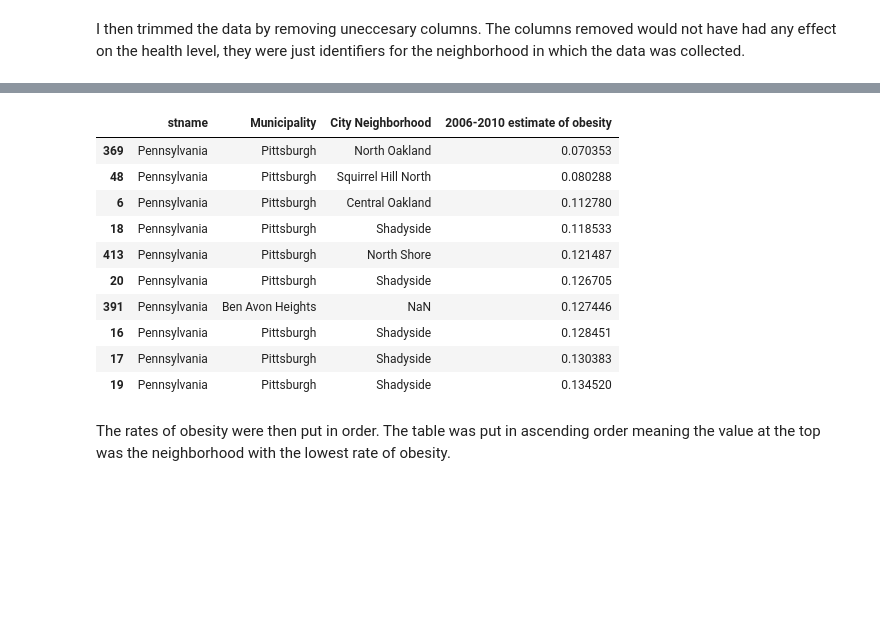
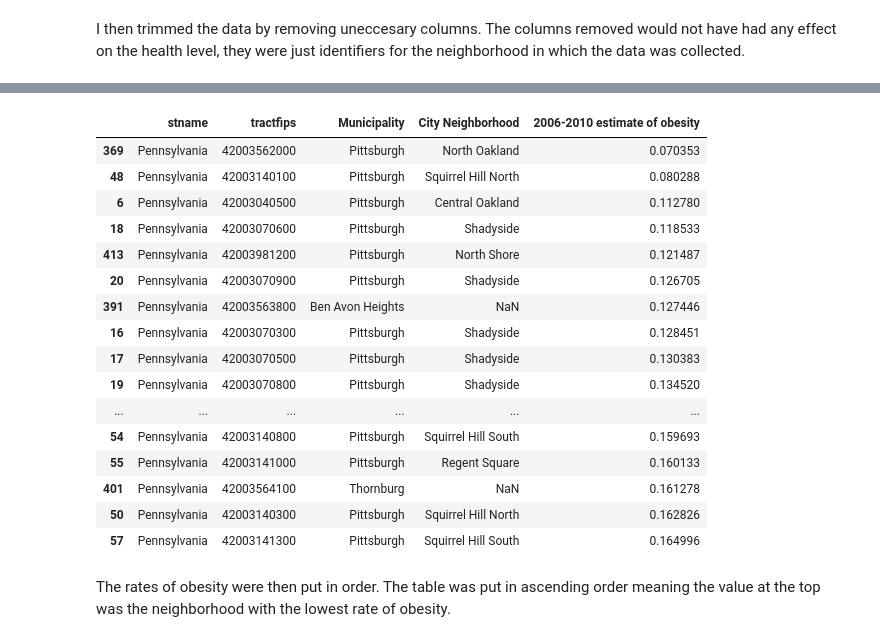
Before and after one commit to cjr118/FinalProject, a Jupyter notebook: SeanJacobsFinalProject.ipynb, the cells around one changed output, grey strips where cells are left out. Saved outputs shown, nothing was run; the diff lists cells and outputs as text; code cells hidden in the pictures; blank space fills up the shorter version.

```diff
--- a/SeanJacobsFinalProject.ipynb
+++ b/SeanJacobsFinalProject.ipynb
@@ -55,19 +55,25 @@ obesity_values.head(10)
 # %%
 query_mask = obesity_values['2006-2010 estimate of obesity'] <= 0.165
 condensed_values = obesity_values[query_mask]
-condensed_values.head(10)
+condensed_values.head(25)
 # %% [output]
-|  | stname | Municipality | City Neighborhood | 2006-2010 estimate of obesity |
-| 369 | Pennsylvania | Pittsburgh | North Oakland | 0.070353 |
-| 48 | Pennsylvania | Pittsburgh | Squirrel Hill North | 0.080288 |
-| 6 | Pennsylvania | Pittsburgh | Central Oakland | 0.112780 |
-| 18 | Pennsylvania | Pittsburgh | Shadyside | 0.118533 |
-| 413 | Pennsylvania | Pittsburgh | North Shore | 0.121487 |
-| 20 | Pennsylvania | Pittsburgh | Shadyside | 0.126705 |
-| 391 | Pennsylvania | Ben Avon Heights | NaN | 0.127446 |
-| 16 | Pennsylvania | Pittsburgh | Shadyside | 0.128451 |
-| 17 | Pennsylvania | Pittsburgh | Shadyside | 0.130383 |
-| 19 | Pennsylvania | Pittsburgh | Shadyside | 0.134520 |
+|  | stname | tractfips | Municipality | City Neighborhood | 2006-2010 estimate of obesity |
+| 369 | Pennsylvania | 42003562000 | Pittsburgh | North Oakland | 0.070353 |
+| 48 | Pennsylvania | 42003140100 | Pittsburgh | Squirrel Hill North | 0.080288 |
+| 6 | Pennsylvania | 42003040500 | Pittsburgh | Central Oakland | 0.112780 |
+| 18 | Pennsylvania | 42003070600 | Pittsburgh | Shadyside | 0.118533 |
+| 413 | Pennsylvania | 42003981200 | Pittsburgh | North Shore | 0.121487 |
+| 20 | Pennsylvania | 42003070900 | Pittsburgh | Shadyside | 0.126705 |
+| 391 | Pennsylvania | 42003563800 | Ben Avon Heights | NaN | 0.127446 |
+| 16 | Pennsylvania | 42003070300 | Pittsburgh | Shadyside | 0.128451 |
+| 17 | Pennsylvania | 42003070500 | Pittsburgh | Shadyside | 0.130383 |
+| 19 | Pennsylvania | 42003070800 | Pittsburgh | Shadyside | 0.134520 |
+| ... | ... | ... | ... | ... | ... |
+| 54 | Pennsylvania | 42003140800 | Pittsburgh | Squirrel Hill South | 0.159693 |
+| 55 | Pennsylvania | 42003141000 | Pittsburgh | Regent Square | 0.160133 |
+| 401 | Pennsylvania | 42003564100 | Thornburg | NaN | 0.161278 |
+| 50 | Pennsylvania | 42003140300 | Pittsburgh | Squirrel Hill North | 0.162826 |
+| 57 | Pennsylvania | 42003141300 | Pittsburgh | Squirrel Hill South | 0.164996 |
 # %% [markdown]
 The rates of obesity were then put in order. The table was put in ascending order meaning the value at the top was the neighborhood with the lowest rate of obesity.
 # %%
```
Also changed, not shown: parts of 4 cells of this notebook.
